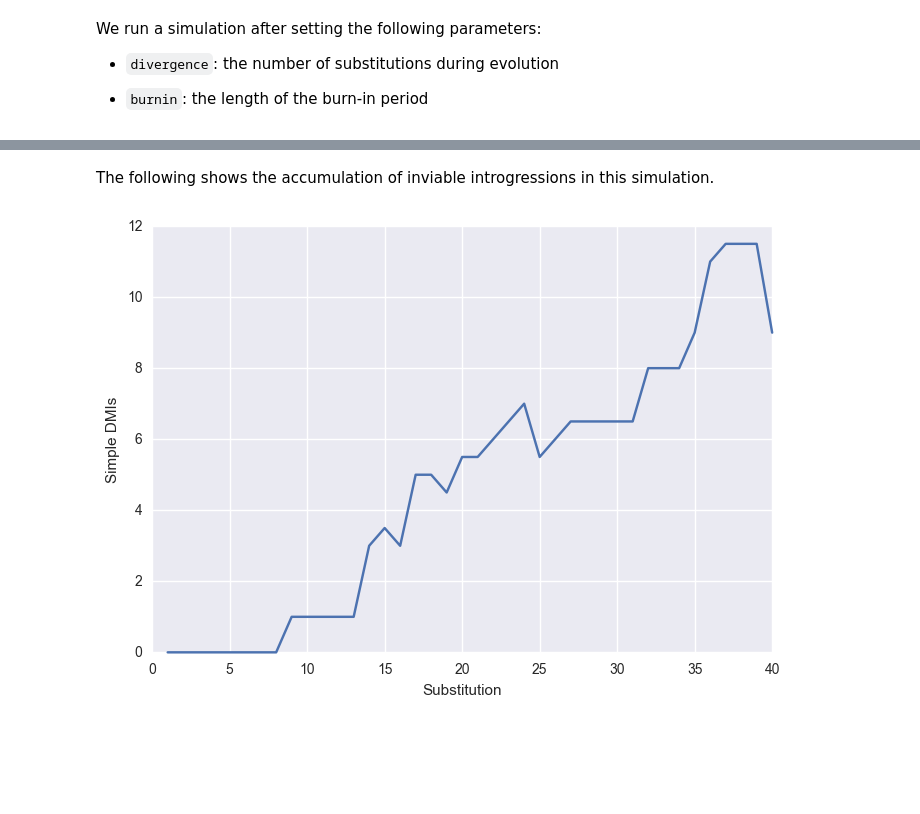
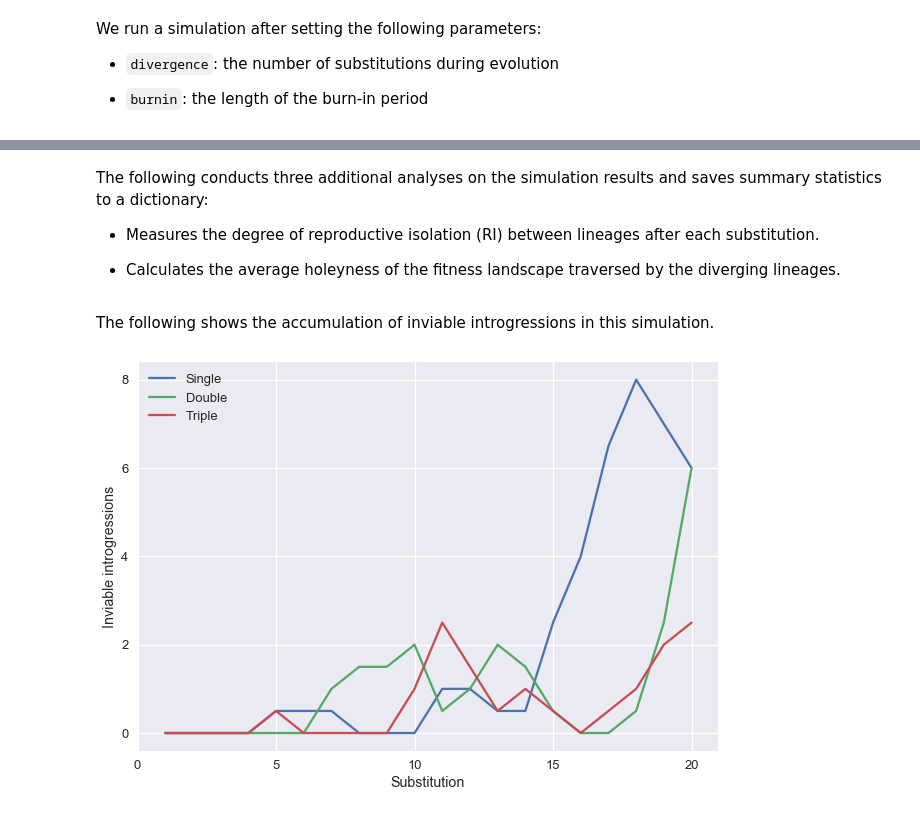
Before and after one commit to Kalirad/spiraling_complexity, a Jupyter notebook: RNA_model_demo.ipynb, the cells around one changed output, grey strips where cells are left out. Saved outputs shown, nothing was run; the diff lists cells and outputs as text; code cells hidden in the pictures; blank space fills up the shorter version.

```diff
--- a/RNA_model_demo.ipynb
+++ b/RNA_model_demo.ipynb
@@ -155,0 +29,2 @@ To illustrate our code, we pick the first sequence in [Ref_seqs.txt](Ref_seqs.tx
+# %%
+sns.set_context("talk")
@@ -174,3 +51,9 @@ The `stats` attribute is a dictionary containing the simulation data that can be
+# %% [markdown]
+The following conducts three additional analyses on the simulation results and saves summary statistics to a dictionary:
+
+* Measures the degree of reproductive isolation (RI) between lineages after each substitution.
+
+* Calculates the average holeyness of the fitness landscape traversed by the diverging lineages.
 # %%
 results = evo.stats
 # %% [markdown]
@@ -182,10 +61,21 @@ import seaborn as sns
-# %%
-# The average number of inviable single introgressions in both directions
-a = np.array([len(j) for j in results['single']])
-b = np.array([len(j) for j in results['single_inv']])
-single_inaviable  = (a + b)/2.
-plt.plot(np.arange(1, 41, 1), single_inaviable, clip_on=False)
-plt.ylabel('Simple DMIs')
-plt.xlabel('Substitution');
-# %% [output]
-[figure, removed]
+# %%
+x = np.arange(1, 21, 1)
+a = np.array([len(j) for j in results['single']])
+b = np.array([len(j) for j in results['single_inv']])
+single_inviable  = (a + b) / 2.
+plt.plot(x, single_inviable, clip_on=False, label='Single')
+a = np.array([len(j) for j in results['double']])
+b = np.array([len(j) for j in results['double_inv']])
+double_inviable  = (a + b) / 2.
+plt.plot(x, double_inviable, clip_on=False, label='Double')
+a = np.array([len(j) for j in results['triple']])
+b = np.array([len(j) for j in results['triple_inv']])
+triple_inviable  = (a + b) / 2.
+plt.plot(x, triple_inviable, clip_on=False, label='Triple')
+plt.legend(loc='best')
+plt.xticks(np.arange(0, 21, 5))
+plt.yticks(np.arange(0, 10, 2))
+plt.ylabel('Inviable introgressions')
+plt.xlabel('Substitution');
+# %% [output]
+[figure, added]
```
Also changed, not shown: parts of 11 cells of this notebook, 5 other files.
